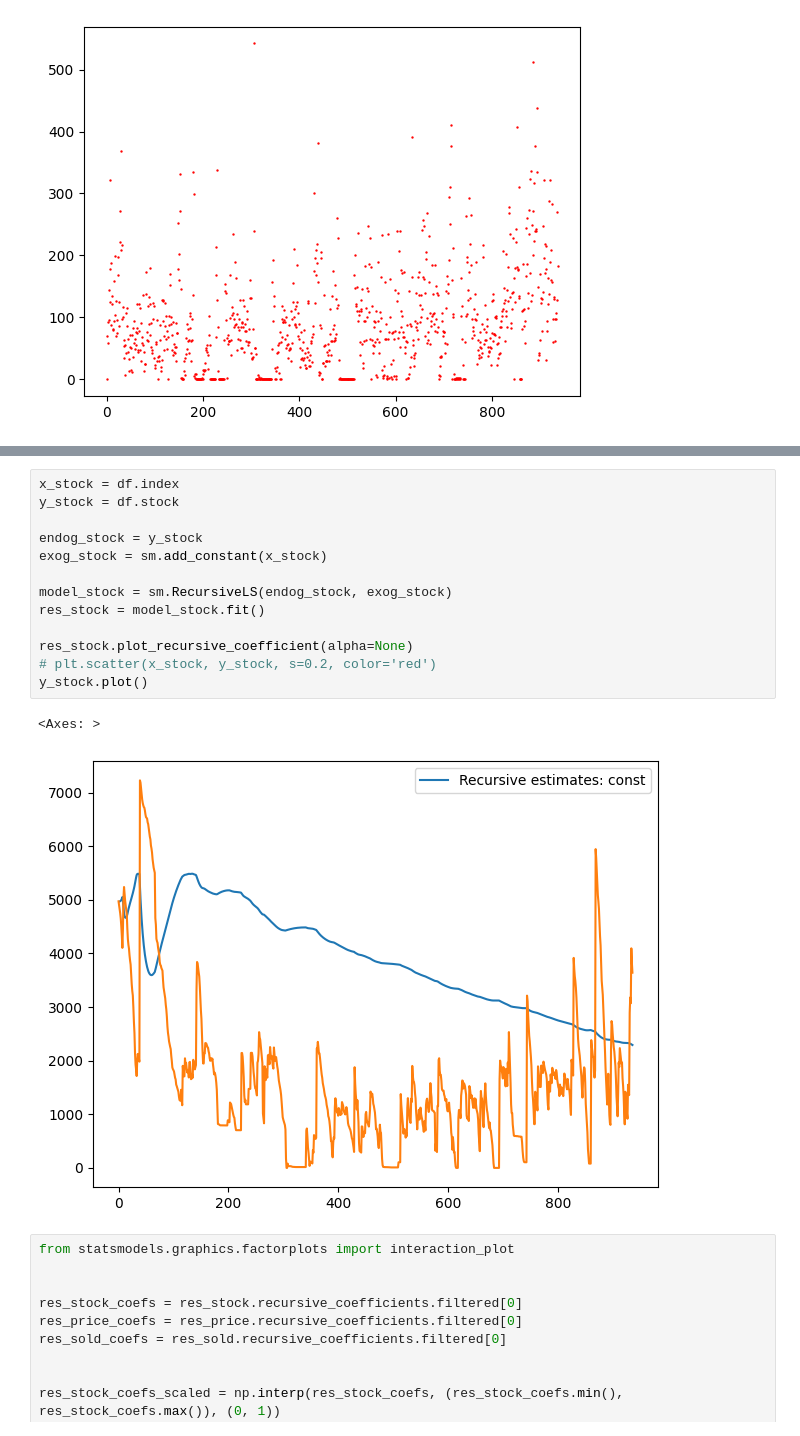
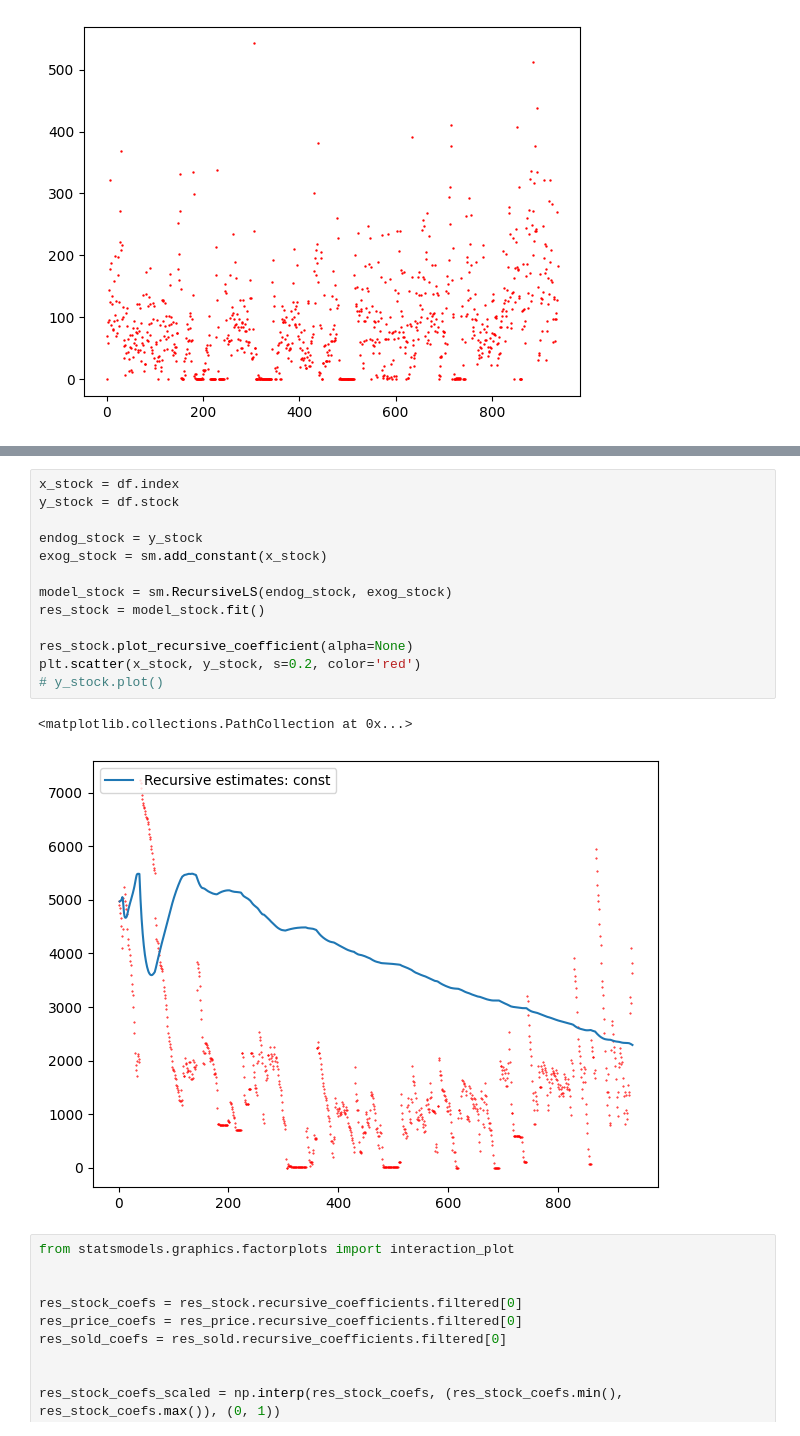
Before and after one commit to CepbluKot/info_processing_labs, a Jupyter notebook: lab1/main_lr1_automade_rlsm.ipynb, the cells around one changed output, grey strips where cells are left out. Drawn from its saved outputs; the diff is of its cells as text.

```diff
--- a/lab1/main_lr1_automade_rlsm.ipynb
+++ b/lab1/main_lr1_automade_rlsm.ipynb
@@ -64,19 +62,19 @@ y_price.plot()
 # %%
 x_stock = df.index
 y_stock = df.stock
 
 endog_stock = y_stock
 exog_stock = sm.add_constant(x_stock)
 
 model_stock = sm.RecursiveLS(endog_stock, exog_stock)
 res_stock = model_stock.fit()
 
 res_stock.plot_recursive_coefficient(alpha=None)
-# plt.scatter(x_stock, y_stock, s=0.2, color='red')
-y_stock.plot()
+plt.scatter(x_stock, y_stock, s=0.2, color='red')
+# y_stock.plot()
 # %% [output]
-<Axes: >
+<matplotlib.collections.PathCollection at 0x...>
-[figure, old version]
+[figure, new version]
 # %%
 from statsmodels.graphics.factorplots import interaction_plot
 
```
Also changed, not shown: parts of 5 cells of this notebook, 1 other file.
